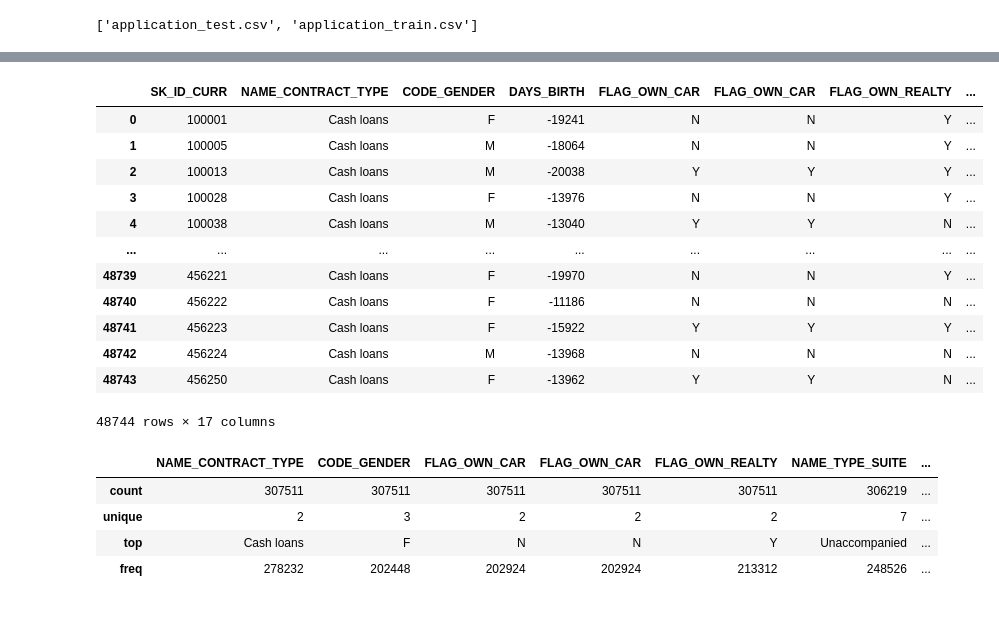
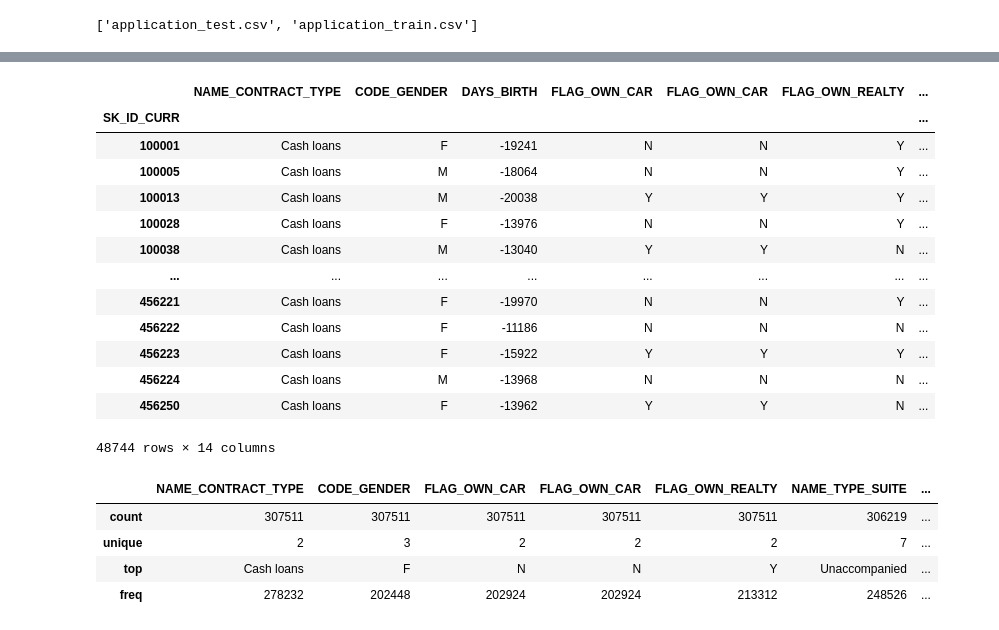
Before and after one commit to sebtex1/home_credit_STP, a Jupyter notebook: home_credit.ipynb, the cells around one changed output, grey strips where cells are left out. Drawn from its saved outputs; the diff is of its cells as text; code cells hidden in the pictures.

```diff
--- a/home_credit.ipynb
+++ b/home_credit.ipynb
@@ -30,22 +31,23 @@ app_train_filt
 # %%
 # Testing data features
-app_test = pd.read_csv('../csv_file/application_test.csv')
-app_test_filt = app_test[['SK_ID_CURR', 'NAME_CONTRACT_TYPE', 'CODE_GENDER', 'DAYS_BIRTH', 'FLAG_OWN_CAR', 'FLAG_OWN_CAR', 'FLAG_OWN_REALTY', 'CNT_CHILDREN', 'AMT_INCOME_TOTAL', 'AMT_CREDIT', 'NAME_TYPE_SUITE','NAME_INCOME_TYPE','NAME_EDUCATION_TYPE', 'NAME_FAMILY_STATUS', 'NAME_HOUSING_TYPE']]
+app_test = pd.read_csv('../csv_file/application_test.csv', index_col=0)
+app_test_filt = app_test[['NAME_CONTRACT_TYPE', 'CODE_GENDER', 'DAYS_BIRTH', 'FLAG_OWN_CAR', 'FLAG_OWN_CAR', 'FLAG_OWN_REALTY', 'CNT_CHILDREN', 'AMT_INCOME_TOTAL', 'AMT_CREDIT', 'NAME_TYPE_SUITE','NAME_INCOME_TYPE','NAME_EDUCATION_TYPE', 'NAME_FAMILY_STATUS', 'NAME_HOUSING_TYPE']]
 app_test_filt
 # %% [output]
-|  | SK_ID_CURR | NAME_CONTRACT_TYPE | CODE_GENDER | DAYS_BIRTH | FLAG_OWN_CAR | FLAG_OWN_CAR | FLAG_OWN_REALTY | ... |
-| 0 | 100001 | Cash loans | F | -19241 | N | N | Y | ... |
-| 1 | 100005 | Cash loans | M | -18064 | N | N | Y | ... |
-| 2 | 100013 | Cash loans | M | -20038 | Y | Y | Y | ... |
-| 3 | 100028 | Cash loans | F | -13976 | N | N | Y | ... |
-| 4 | 100038 | Cash loans | M | -13040 | Y | Y | N | ... |
-| ... | ... | ... | ... | ... | ... | ... | ... | ... |
-| 48739 | 456221 | Cash loans | F | -19970 | N | N | Y | ... |
-| 48740 | 456222 | Cash loans | F | -11186 | N | N | N | ... |
-| 48741 | 456223 | Cash loans | F | -15922 | Y | Y | Y | ... |
-| 48742 | 456224 | Cash loans | M | -13968 | N | N | N | ... |
-| 48743 | 456250 | Cash loans | F | -13962 | Y | Y | N | ... |
+|  | NAME_CONTRACT_TYPE | CODE_GENDER | DAYS_BIRTH | FLAG_OWN_CAR | FLAG_OWN_CAR | FLAG_OWN_REALTY | ... |
+| SK_ID_CURR |  |  |  |  |  |  | ... |
+| 100001 | Cash loans | F | -19241 | N | N | Y | ... |
+| 100005 | Cash loans | M | -18064 | N | N | Y | ... |
+| 100013 | Cash loans | M | -20038 | Y | Y | Y | ... |
+| 100028 | Cash loans | F | -13976 | N | N | Y | ... |
+| 100038 | Cash loans | M | -13040 | Y | Y | N | ... |
+| ... | ... | ... | ... | ... | ... | ... | ... |
+| 456221 | Cash loans | F | -19970 | N | N | Y | ... |
+| 456222 | Cash loans | F | -11186 | N | N | N | ... |
+| 456223 | Cash loans | F | -15922 | Y | Y | Y | ... |
+| 456224 | Cash loans | M | -13968 | N | N | N | ... |
+| 456250 | Cash loans | F | -13962 | Y | Y | N | ... |
-48744 rows × 17 columns
+48744 rows × 14 columns
 # %%
 app_train_filt.describe(include=['O'])
 # %% [output]
```
Also changed, not shown: parts of 23 cells of this notebook, 1 other file.
